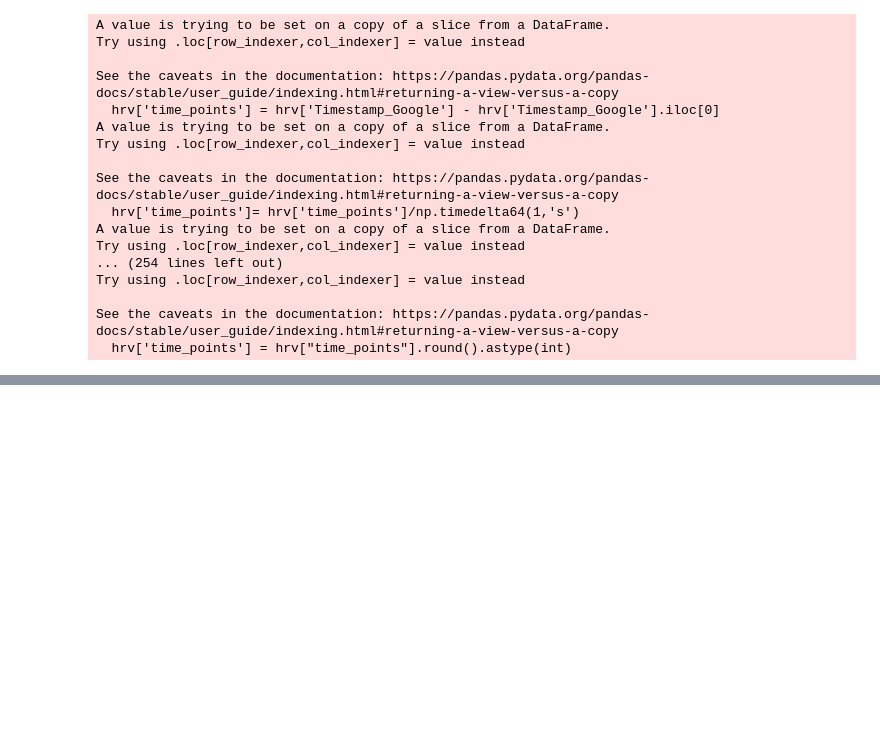
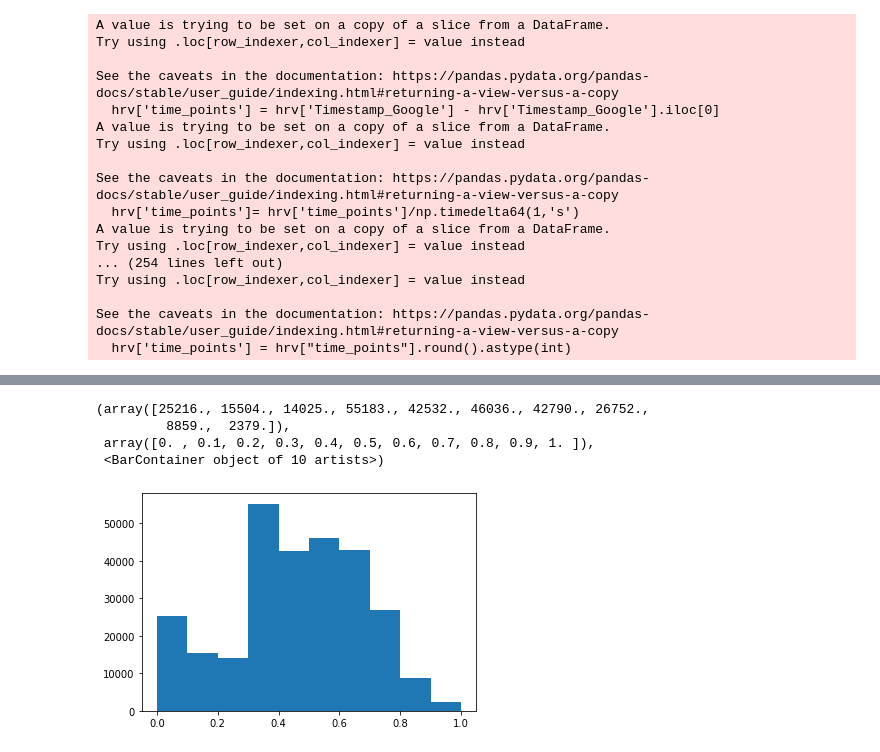
Before and after one commit to Jackfn96/3DS, a Jupyter notebook: notebooks/combiningKSS.ipynb, the cells around one changed output, grey strips where cells are left out. Cells and saved outputs as stored; diff of their text form; code cells hidden in the pictures; blank space fills up the shorter version.

```diff
--- a/notebooks/combiningKSS.ipynb
+++ b/notebooks/combiningKSS.ipynb
@@ -296,0 +287,5 @@ combined_dfs[4].iloc[200:]
+# %%
+for df in combined_dfs:
+    df['min_group'] = ((df['time_points'] / 60) + 1).round(0)
+
+combined_dfs[0]
@@ -296,0 +374,5 @@ combined_dfs[4].iloc[200:]
+# %%
+df_full = pd.DataFrame()
+
+for df in final_dfs:
+    df_full = df_full.append(df)
@@ -296,0 +395,18 @@ combined_dfs[4].iloc[200:]
+# %%
+def encode_target(row):
+    if row['kss_value'] < 7 and row['kss_value'] >= 0:
+        return 0
+    else:
+        return 1
+# %%
+df_full['kss_encoded'] = df_full.apply(lambda row: encode_target(row), axis=1)
+# %%
+import matplotlib.pyplot as plt
+
+plt.hist(df_full['one_min_RR_avg']) # Check feature distribution
+# %% [output]
+(array([25216., 15504., 14025., 55183., 42532., 46036., 42790., 26752.,
+         8859.,  2379.]),
+ array([0. , 0.1, 0.2, 0.3, 0.4, 0.5, 0.6, 0.7, 0.8, 0.9, 1. ]),
+ <BarContainer object of 10 artists>)
+[figure, added]
```
Also changed, not shown: parts of 33 cells of this notebook, 1 other file.
